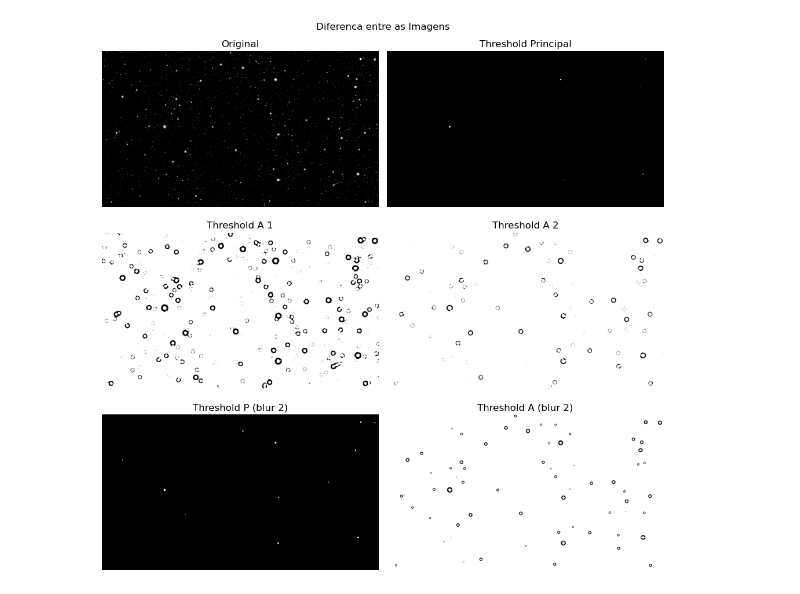
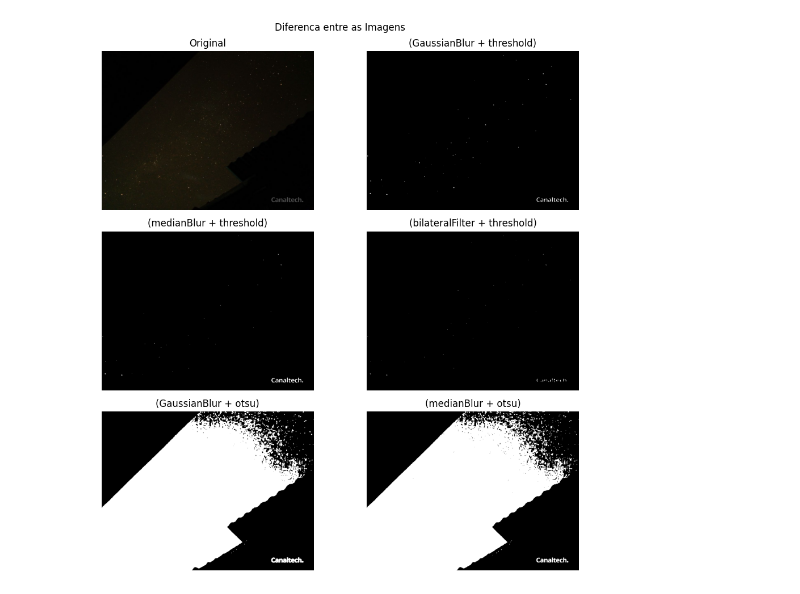
Before and after one commit to zenitheesc/constellation-identifier, a Jupyter notebook: src/pre-processamento.ipynb, the cells around one changed output. Drawn from its saved outputs; the diff is of its cells as text; code cells hidden in the pictures.

Commit message:
pre-processamento: testando novos filtros + padronizando funcoes

```diff
--- a/src/pre-processamento.ipynb
+++ b/src/pre-processamento.ipynb
@@ -6,72 +6,66 @@ import os
 # %%
 # leitura da imagem
 path0 = os.path.join('..', 'Fotos_stellarium', 'Fotos', 'Triangulum Australe.png')
-path1 = "img_1.jpeg"
-path2 = "img_2.jpg"
+path1 = "test1.jpeg"
+path2 = "test2.jpeg"
 
-image = cv.imread(path0)
-image_of = cv.imread(path0)
+image = cv.imread(path1)
+image_of = cv.imread(path1)
 
 if image is None:
     print("Erro: Não foi possível carregar a imagem.")
 # %%
 # pre processamento das imagens
-
-# parametros para o pre processamento: (25, 11, 50, 2) | (5, 5, 60, 2) | (7, 9, 80, 2.5)
-
-size_gau = 25 # tamanho da mascara do filtro gaussiano (impar)
-size_adp = 11 # tamanho do vizinhanca para determinar o valor limiar no threshold adaptativo (impar)
-valor_limiar = 150 # valor de limiar que sera usado para dividir os valores de intensidade dos pixels
-sens = 2 # sensildade do threshold adaptativo
 
 # trocando a escala da imagens de BGR para Gray
 img_gray = cv.cvtColor(image, cv.COLOR_BGR2GRAY)
 
 # aplicacao de filtros para remocao de ruidos
-img_blur = cv.GaussianBlur(img_gray, (size_gau,size_gau), 0)
+blur1 = cv.GaussianBlur(img_gray, (5,5), 0)
+blur2 = cv.medianBlur(img_gray, 3)
+blur3 = cv.bilateralFilter(img_gray,9,75,75)
 
-size_med = 11 # tamanho da mascara do filtro de media(impar)
-img_blur2 = cv.medianBlur(img_gray, size_med)
+# threshold (binarizacao) com um valor limiar especifico
+valor_limiar = 60
+_, img_t1 = cv.threshold(blur1, valor_limiar, 255, cv.THRESH_BINARY)
+_, img_t2 = cv.threshold(blur2, valor_limiar, 255, cv.THRESH_BINARY)
+_, img_t3 = cv.threshold(blur3, valor_limiar, 255,cv.THRESH_BINARY)
 
-# aplicacao de diferente tipos de threshold
-_, img_threshold = cv.threshold(img_blur, valor_limiar, 255, cv.THRESH_BINARY)
-img_t2 = cv.adaptiveThreshold(img_blur,255,cv.ADAPTIVE_THRESH_MEAN_C,cv.THRESH_BINARY, size_adp, sens)
-img_t3 = cv.adaptiveThreshold(img_blur,255,cv.ADAPTIVE_THRESH_GAUSSIAN_C,cv.THRESH_BINARY, size_adp, sens)
-
-retval, img_t4 = cv.threshold(img_blur2, valor_limiar, 255, cv.THRESH_BINARY)
-img_t5 = cv.adaptiveThreshold(img_blur2,255,cv.ADAPTIVE_THRESH_GAUSSIAN_C,cv.THRESH_BINARY, size_adp, sens)
+# otsu threshold
+_, img_t4 = cv.threshold(blur1,0,255,cv.THRESH_BINARY+cv.THRESH_OTSU)
+_, img_t5 = cv.threshold(blur2,0,255,cv.THRESH_BINARY+cv.THRESH_OTSU)
 
 # plotagem das imagens
 fig, axs = plt.subplots(3, 2, figsize=(10, 10))
 fig.suptitle('Diferenca entre as Imagens')
 
 axs[0, 0].imshow(image)
 axs[0, 0].set_title('Original')
 axs[0, 0].axis('off')
 
-axs[0, 1].imshow(img_threshold, cmap='gray')
-axs[0, 1].set_title('Threshold Principal')
+axs[0, 1].imshow(img_t1, cmap='gray')
+axs[0, 1].set_title('(GaussianBlur + threshold)')
 axs[0, 1].axis('off')
 
 axs[1, 0].imshow(img_t2, cmap='gray')
-axs[1, 0].set_title('Threshold A 1')
+axs[1, 0].set_title('(medianBlur + threshold)')
 axs[1, 0].axis('off')
 
 axs[1, 1].imshow(img_t3, cmap='gray')
-axs[1, 1].set_title('Threshold A 2')
+axs[1, 1].set_title('(bilateralFilter + threshold)')
 axs[1, 1].axis('off')
 
 axs[2, 0].imshow(img_t4, cmap='gray')
-axs[2, 0].set_title('Threshold P (blur 2)')
+axs[2, 0].set_title('(GaussianBlur + otsu)')
 axs[2, 0].axis('off')
 
 axs[2, 1].imshow(img_t5, cmap='gray')
-axs[2, 1].set_title('Threshold A (blur 2)')
+axs[2, 1].set_title('(medianBlur + otsu)')
 axs[2, 1].axis('off')
 
 plt.tight_layout()
 plt.show()
 # %% [output]
-[figure, old version]
+[figure, new version]
 # %%
 # encontrar contornos das estrelas
```
Also changed, not shown: parts of 1 cell of this notebook, 3 other files.
